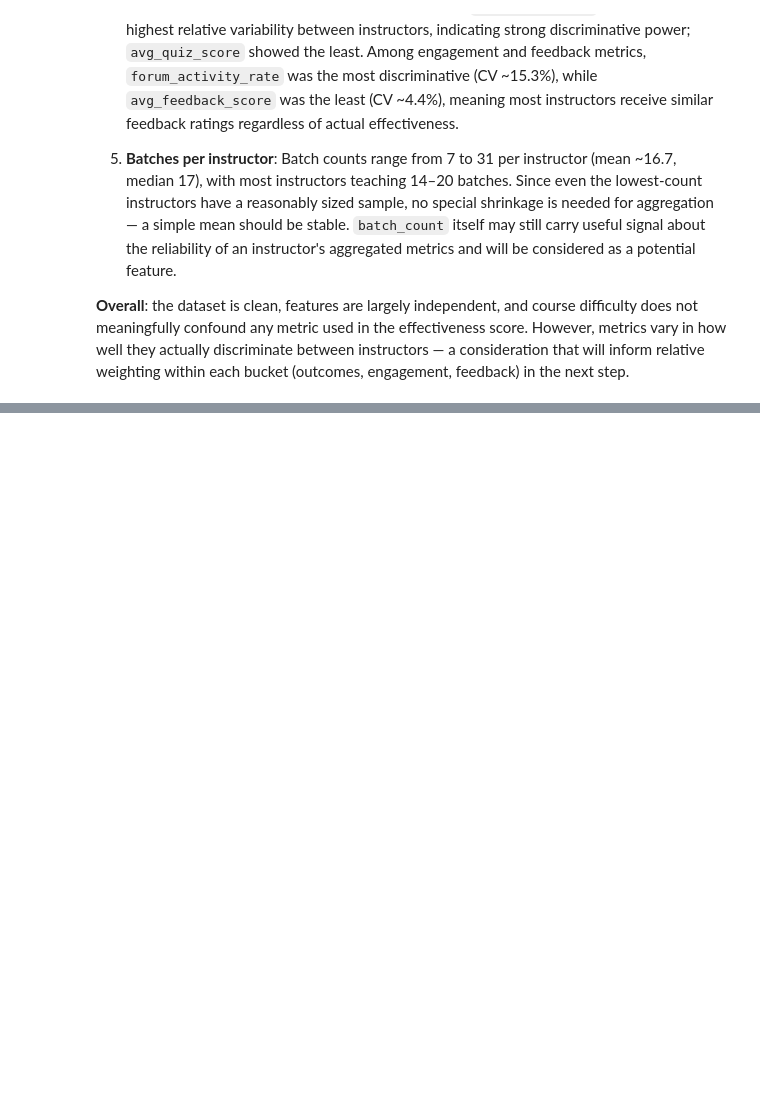
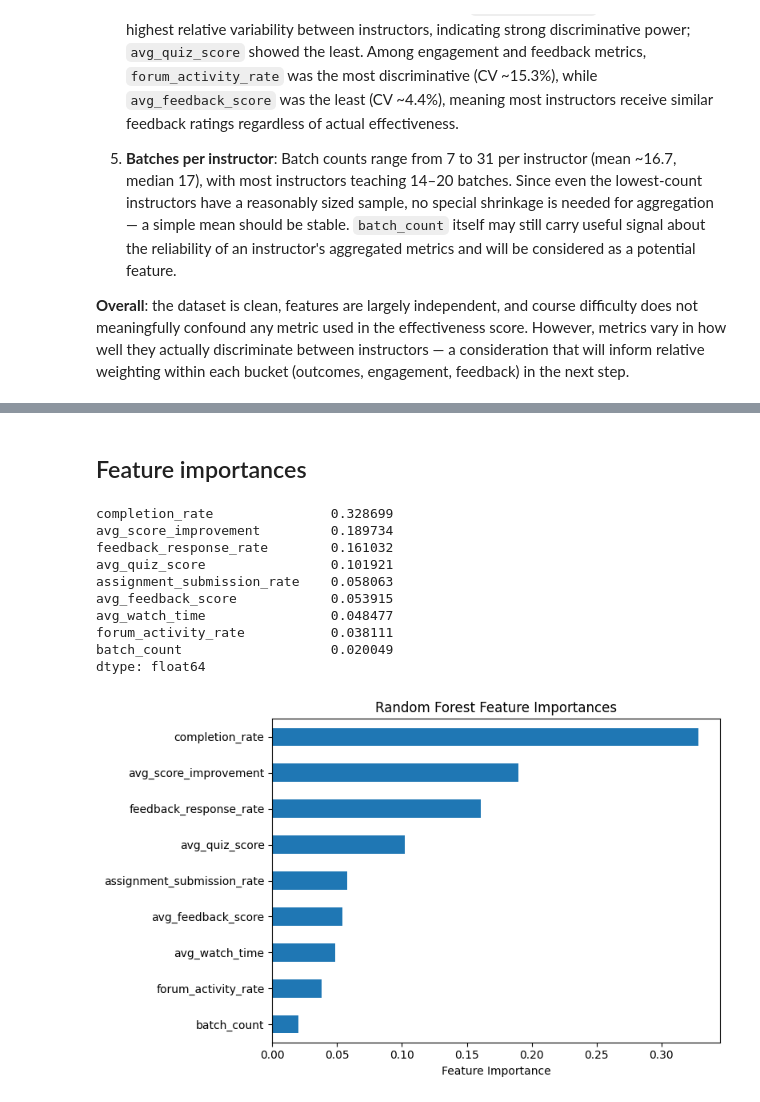
Before and after one commit to AiVeN001/Instructor-effectiveness-modeling, a Jupyter notebook: Assignment.ipynb, the cells around one changed output, grey strips where cells are left out. Cells and saved outputs as stored; diff of their text form; code cells hidden in the pictures; blank space fills up the shorter version.

```diff
--- a/Assignment.ipynb
+++ b/Assignment.ipynb
@@ -504,0 +740,19 @@ weighting within each bucket (outcomes, engagement, feedback) in the next step.
+# %%
+# feature set, train/test split
+
+from sklearn.model_selection import train_test_split
+
+feature_cols = ['completion_rate', 'avg_score_improvement', 'avg_quiz_score',
+                'avg_watch_time', 'assignment_submission_rate', 'forum_activity_rate',
+                'avg_feedback_score', 'feedback_response_rate', 'batch_count']
+
+X = instructor_df[feature_cols]
+y = instructor_df['effectiveness_tier']
+
+X_train, X_test, y_train, y_test = train_test_split(
+    X, y, test_size=0.2, random_state=42, stratify=y
+)
+
+print(X_train.shape, X_test.shape)
+print(y_train.value_counts())
+print(y_test.value_counts())
@@ -504,0 +771,13 @@ weighting within each bucket (outcomes, engagement, feedback) in the next step.
+# %%
+# Using RandomForestClassifier Algorithm
+
+from sklearn.ensemble import RandomForestClassifier
+from sklearn.metrics import classification_report, confusion_matrix
+
+model = RandomForestClassifier(n_estimators=100, random_state=42)
+model.fit(X_train, y_train)
+
+y_pred = model.predict(X_test)
+
+print(classification_report(y_test, y_pred))
+print(confusion_matrix(y_test, y_pred))
@@ -504,0 +852,26 @@ weighting within each bucket (outcomes, engagement, feedback) in the next step.
+# %% [markdown]
+##  Feature importances
+# %%
+importances = pd.Series(model.feature_importances_, index=feature_cols).sort_values(ascending=False)
+print(importances)
+
+plt.figure(figsize=(8,5))
+importances.plot(kind='barh')
+plt.xlabel('Feature Importance')
+plt.title('Random Forest Feature Importances')
+plt.gca().invert_yaxis()
+plt.tight_layout()
+plt.savefig('RandomForestFeatureImportances.png')
+plt.show()
+# %% [output]
+completion_rate               0.328699
+avg_score_improvement         0.189734
+feedback_response_rate        0.161032
+avg_quiz_score                0.101921
+assignment_submission_rate    0.058063
+avg_feedback_score            0.053915
+avg_watch_time                0.048477
+forum_activity_rate           0.038111
+batch_count                   0.020049
+dtype: float64
+[figure, added]
```
Also changed, not shown: parts of 19 cells of this notebook, 1 other file.
